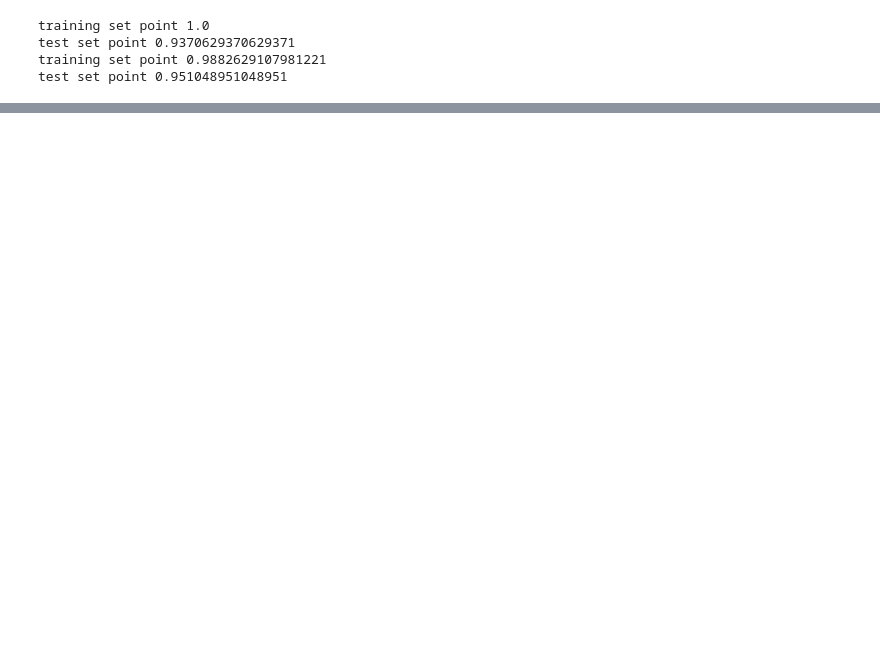
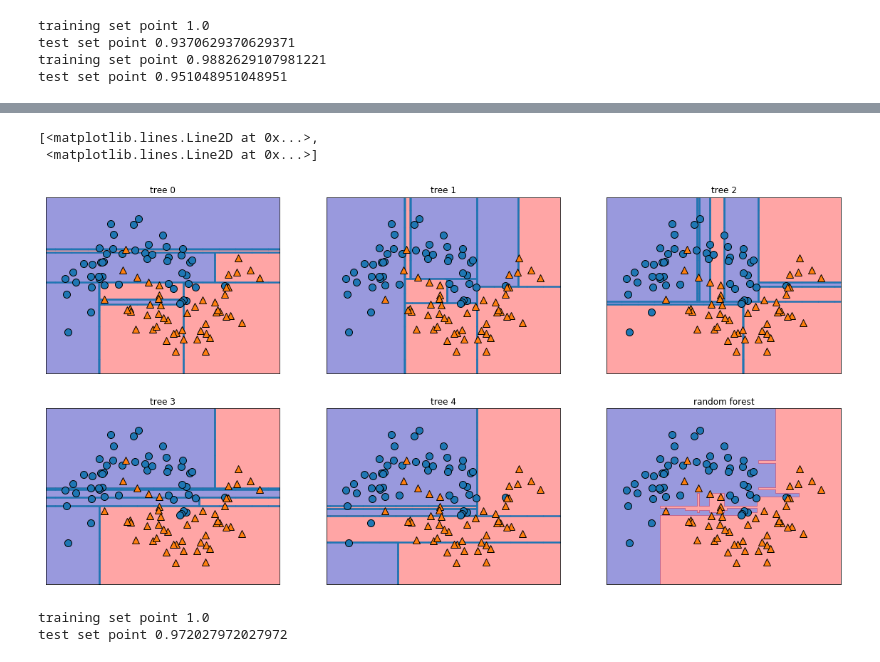
Before and after one commit to JaeGeunBang/python, a Jupyter notebook: Introduction to Machine Learning with Python/python_chapter2.ipynb, the cells around one changed output, grey strips where cells are left out. Drawn from its saved outputs; the diff is of its cells as text; code cells hidden in the pictures; blank space fills up the shorter version.

```diff
--- a/Introduction to Machine Learning with Python/python_chapter2.ipynb
+++ b/Introduction to Machine Learning with Python/python_chapter2.ipynb
@@ -419,0 +418,46 @@ Feature importances: [0. 1.]
+# %%
+# 랜덤 포레스트, 그래디언트 부스팅
+# 랜덤 포레스트는 서로 다른 방향으로 과대적합된 트리를 많이 만들어, 그결과를 평균냄으로써 과대적합된 양을 줄일 수 있음
+# 트리 모델의 예측 성능이 유지되면서 과대적합이 줄어드는 것
+# 동작 방식
+# 1. 트리의 개수를 정함
+# 2. 서로 다른 트리를 만들기 위해, 부트스트랩 샘플을 생성함 (부트스트랩 샘플은 무작위로 데이터를 n_sample 횟수만큼 반복 추출함)
+# [a,b,c,d]를 부트스트랩 샘플로 만들시, [b,d,d,c], [d,a,d,a] 등 여러 형태로 무작위로 만듦
+# 3.몇 개의 feature를 사용할지 max_feature를 통해 조절함. 또한, 각 분기마다 각기 다른 특성 부분 집합을 사용함
+from sklearn.ensemble import RandomForestClassifier
+from sklearn.datasets import make_moons
+
+X, y = make_moons(n_samples=100, noise=0.25, random_state=3)
+X_train, X_test, y_train, y_test = train_test_split(X, y, stratify=y, random_state=42)
+
+forest = RandomForestClassifier(n_estimators=5, random_state=2)
+forest.fit(X_train, y_train)
+
+fig, axes = plt.subplots(2, 3, figsize=(20,10))
+
+# 만들어진 tree는 .estimators_에 들어있음
+for i, (ax, tree) in enumerate(zip(axes.ravel(), forest.estimators_)):
+    ax.set_title("tree {}".format(i))
+    mglearn.plots.plot_tree_partition(X, y, tree, ax=ax)
+
+mglearn.plots.plot_2d_separator(forest, X, fill=True, ax=axes[-1, -1], alpha=.4)
+axes[-1, -1].set_title('random forest')
+mglearn.discrete_scatter(X[:, 0], X[:, 1], y)
+
+# 랜덤 포레스트는 개개의 트리보다 덜 과대적합하며 훨씬 좋은 결정 경계를 만듦
+# 실제 매우 많은 트리를 이용(수백, 수천개)하면, 더 부드러운 결정 경계를 만들 수 있음
+# %% [output]
+[<matplotlib.lines.Line2D at 0x...>,
+ <matplotlib.lines.Line2D at 0x...>]
+[figure, added]
+# %%
+X_train, X_test, y_train, y_test = train_test_split(cancer.data, cancer.target, random_state = 0)
+
+forest = RandomForestClassifier(n_estimators=100, random_state=0)
+#forest = RandomForestClassifier(n_estimators=100, random_state=0, max_depth = 4, max_features = 30)
+forest.fit(X_train, y_train)
+print("training set point {}".format(forest.score(X_train, y_train)))
+print("test set point {}".format(forest.score(X_test, y_test)))
+# %% [output]
+training set point 1.0
+test set point 0.972027972027972
```
Also changed, not shown: parts of 16 cells of this notebook.
